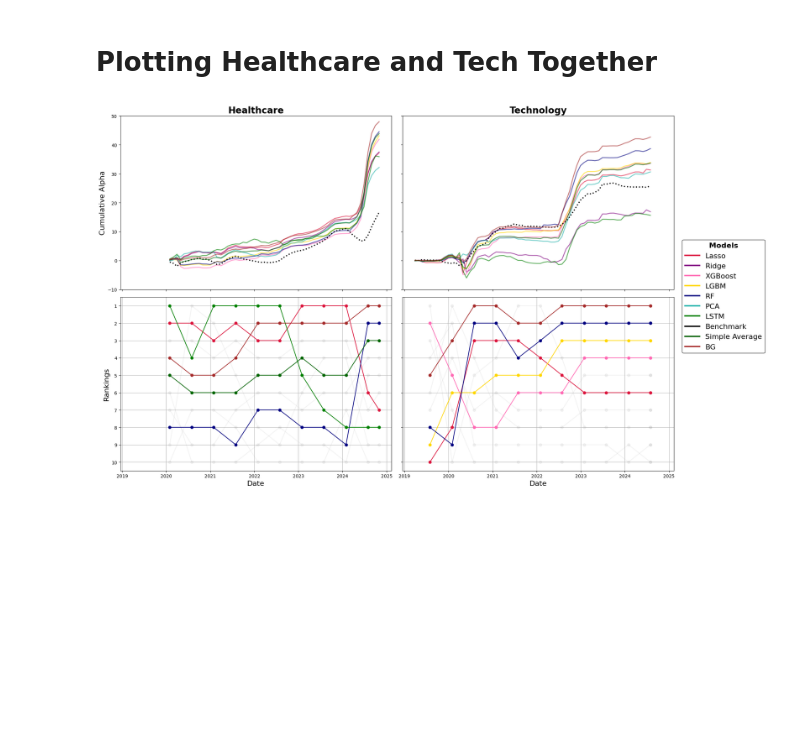
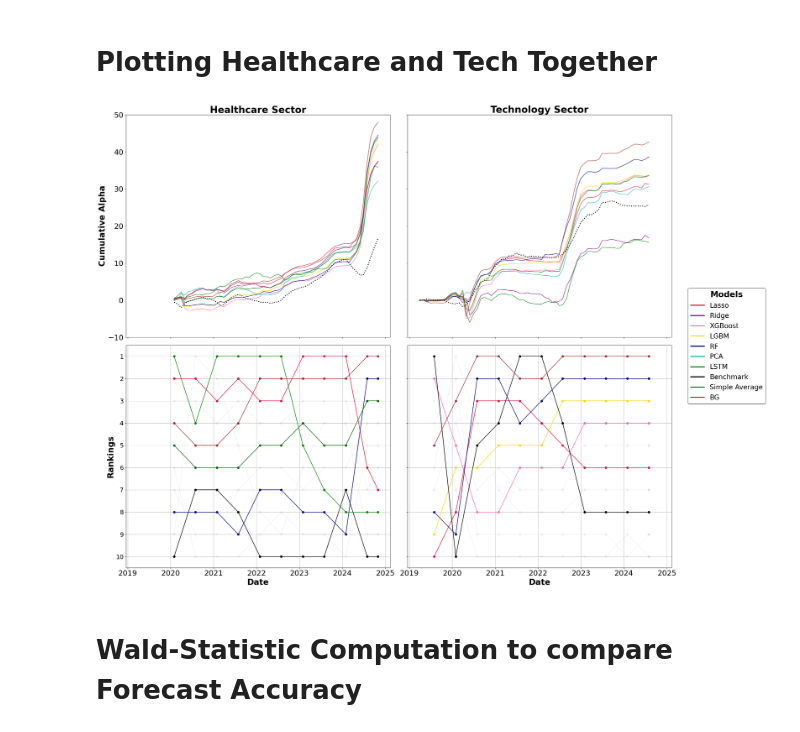
Before and after one commit to willafred/AlphaVision, a Jupyter notebook: alpha_plots.ipynb, the cells around one changed output. Drawn from its saved outputs; the diff is of its cells as text; code cells hidden in the pictures; blank space fills up the shorter version.

```diff
--- a/alpha_plots.ipynb
+++ b/alpha_plots.ipynb
@@ -106,7 +106,7 @@ for column in rmse_healthcare.columns:
 # Formatting for the first plot
 axes[0].set_xlabel("Date", fontsize=14)
 axes[0].set_ylabel("RMSE", fontsize=14)
-axes[0].set_title("Healthcare", fontweight='bold',fontsize = 16)
+axes[0].set_title("Healthcare Sector", fontweight='bold',fontsize = 20)
 # axes[0].legend()
 axes[0].grid(False)
 axes[0].tick_params(axis='both', labelsize=12)
@@ -118,7 +118,7 @@ for column in rmse_tech.columns:
 # Formatting for the second plot
 axes[1].set_xlabel("Date", fontsize=14)
 # axes[1].set_ylabel("Value")
-axes[1].set_title("Technology", fontweight='bold',fontsize = 16)
+axes[1].set_title("Technology Sector", fontweight='bold',fontsize = 20)
 handles, labels = plt.gca().get_legend_handles_labels()
 unique_legend = dict(zip(labels, handles))  # Remove duplicates by using a dictionary
 
@@ -304,7 +304,7 @@ def plot_combined_subplot(df1, df2, plot_difference_fn, outcome_var, color_list1
     ranking_df2 = plot_difference_fn(df2, outcome_var=outcome_var)
 
     # Create a 2x2 subplot layout
-    fig, axes = plt.subplots(nrows=2, ncols=2, figsize=(18, 12), sharex=True)
+    fig, axes = plt.subplots(nrows=2, ncols=2, figsize=(24, 20), sharex=True)
 
     # First dataset (Healthcare) - Cumulative Alpha
     axis1 = axes[0, 0]
@@ -330,22 +330,25 @@ def plot_combined_subplot(df1, df2, plot_difference_fn, outcome_var, color_list1
         if col not in [lbl for _, lbl in custom_legend_handles]:
             custom_legend_handles.append((plt.Line2D([0], [0], color=color, lw=3), label_mapping[col]))
 
-    axis1.set_ylabel('Cumulative Alpha', fontsize=16)
+    axis1.set_ylabel('Cumulative Alpha', fontsize=24, fontweight='bold')
     axis1.grid(False)
     axis1.set_ylim(-10, 50)
+    axis1.tick_params(axis='y', labelsize=22)
     for column in ranking_df1.columns:
         color = color_list1.get(label_mapping[column], 'black')
         alpha = 0.1 if color == "grey" else 1
         axis2.plot(ranking_df1.index, ranking_df1[column], label=label_mapping[column], marker='o', color=color, alpha=alpha)
 
-    axis1.set_title("Healthcare", fontweight='bold',fontsize = 20)
+    axis1.set_title("Healthcare Sector", fontweight='bold',fontsize = 28)
 
     axis2.set_ylim(0.5, 10.5)
-    axis2.set_xlabel('Date', fontsize=16)
-    axis2.set_ylabel('Rankings', fontsize=16)
+    axis2.set_xlabel('Date', fontsize=24, fontweight='bold')
+    axis2.tick_params(axis='both', labelsize=22)
+    axis2.set_ylabel('Rankings', fontsize=24, fontweight='bold')
+    # axis2.tick_params(axis='x', labelsize=18)
     axis2.invert_yaxis()
     axis2.set_yticks(range(1, 11))
-    axis2.set_yticklabels([str(i) for i in range(1, 11)])
+    axis2.set_yticklabels([str(i) for i in range(1, 11)], fontsize=18)
     axis2.grid(True)
 
     # Second dataset (Tech) - Cumulative Alpha
@@ -368,42 +371,45 @@ def plot_combined_subplot(df1, df2, plot_difference_fn, outcome_var, color_list1
             axis3.plot(df2.index, df2[f'cumulative_action_based_{col}'], label=label, color=color, linewidth=2, alpha=0.6)
     axis3.set_ylim(-10, 50)
     axis3.set_yticklabels([])
-    axis3.set_title("Technology", fontweight='bold',fontsize = 20)
+    axis3.set_title("Technology Sector", fontweight='bold',fontsize = 28)
     # axis3.set_ylabel('Cumulative Alpha', fontsize=16)
     axis3.grid(False)
 
     for column in ranking_df2.columns:
         color = color_list2.get(label_mapping[column], 'black')
         alpha = 0.1 if color == "grey" else 1
         axis4.plot(ranking_df2.index, ranking_df2[column], label=label_mapping[column], marker='o', color=color, alpha=alpha)
 
     axis4.set_ylim(0.5, 10.5)
-    axis4.set_xlabel('Date', fontsize=16)
+    axis4.set_xlabel('Date', fontsize=24, fontweight='bold')
+    axis4.tick_params(axis='x', labelsize=22)
     # axis4.set_ylabel('Rankings', fontsize=16)
     axis4.invert_yaxis()
     # axis4.set_yticks(range(1, 11))
     # axis4.set_yticklabels([str(i) for i in range(1, 11)])
     axis4.grid(True)
     axis4.set_yticklabels([])
     # Common legend
-    legend = fig.legend(fontsize=16, loc='center right', bbox_to_anchor=(1.15, 0.5),
+    legend = fig.legend(fontsize=20, loc='center right', bbox_to_anchor=(1.15, 0.5),
                         handles=[handle[0] for handle in custom_legend_handles],
                         labels=[handle[1] for handle in custom_legend_handles],
-                        title="Models", title_fontsize=16)
+                        title="Models", title_fontsize=24)
     legend.get_title().set_fontweight('bold')
     legend.get_frame().set_edgecolor('black')
 
     plt.tight_layout()
     plt.show()
 
 # Define color lists
 color_list_healthcare = {'Ridge': 'grey', 'XGBoost': 'grey', 'PCA': 'grey', 'RF': 'navy', 'Lasso': 'crimson',
-                         'LGBM': 'grey', 'LSTM': 'green', 'Benchmark': 'grey', 'Simple Average': 'darkgreen', 'BG': 'brown'}
+                         'LGBM': 'grey', 'LSTM': 'green', 'Benchmark': 'black', 'Simple Average': 'darkgreen', 'BG': 'brown'}
 color_list_tech = {'Ridge': 'grey', 'XGBoost': 'hotpink', 'PCA': 'grey', 'RF': 'navy', 'Lasso': 'crimson',
-                   'LGBM': 'gold', 'LSTM': 'grey', 'Benchmark': 'grey', 'Simple Average': 'grey', 'BG': 'brown'}
+                   'LGBM': 'gold', 'LSTM': 'grey', 'Benchmark': 'black', 'Simple Average': 'grey', 'BG': 'brown'}
 
 # Call function for both sectors
 plot_combined_subplot(all_results_healthcare_clean, all_results_tech_clean, plot_difference,
                       outcome_var='rolling_alpha_5f', color_list1=color_list_healthcare, color_list2=color_list_tech)
 # %% [output]
-[figure, old version]
+[figure, new version]
+# %% [markdown]
+# Wald-Statistic Computation to compare Forecast Accuracy
```
Also changed, not shown: parts of 5 cells of this notebook, 4 other files.
